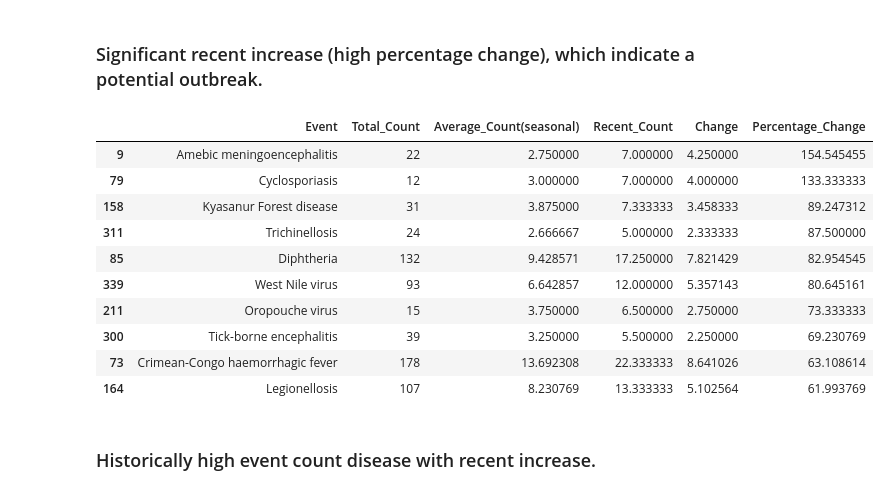
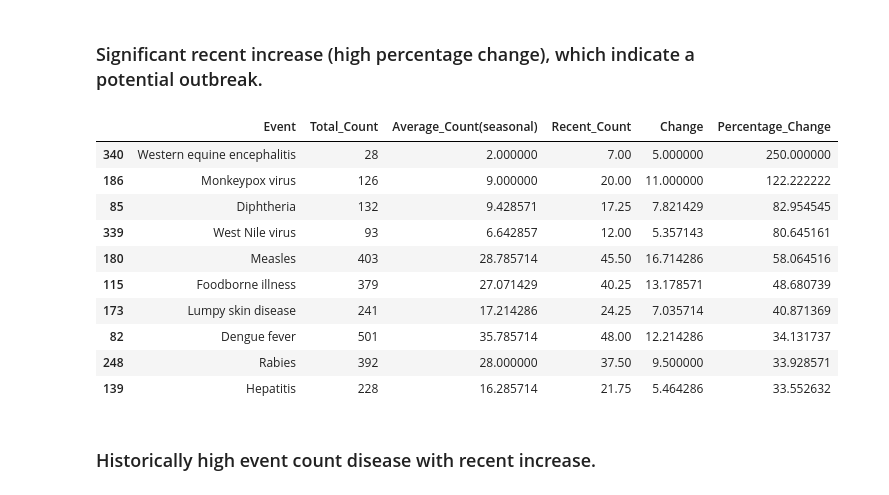
Before and after one commit to yywwwyy/608TermPaper, a Jupyter notebook: Promed Analysis.ipynb, the cells around one changed output. Drawn from its saved outputs; the diff is of its cells as text; code cells hidden in the pictures.

Commit message:
11/11 version of code and result

```diff
--- a/Promed Analysis.ipynb
+++ b/Promed Analysis.ipynb
@@ -1169,0 +1168,25 @@ Event: Foodborne illness
+# %%
+# Assuming df_season_counts has columns ['Season', 'Event', 'Count']
+
+# Step 1: Calculate average historical counts for each event
+# Calculate Total_Count
+total_counts = df_season_counts.groupby('Event')['Count'].sum().reset_index(name='Total_Count')
+
+# Calculate Average_Count
+average_counts = total_counts.copy()
+average_counts['Average_Count'] = average_counts['Total_Count'] / 14
+
+
+# Step 2: Get recent data, e.g., from the last two seasons, and calculate change
+recent_data = df_season_counts[df_season_counts['Season'].isin(['2023-Summer','2023-Autumn','2024-Winter','2024-Spring'])]
+#recent_data = df_season_counts[df_season_counts['Season'].isin(['2024-Spring'])]
+# recent_counts = recent_data.groupby('Event')['Count'].sum().reset_index(name='Recent_Count')
+recent_counts = recent_data.groupby('Event')['Count'].sum().div(4).reset_index(name='Recent_Count')
+# Calculate percentage increase or absolute increase over historical average
+trending_diseases = average_counts.merge(recent_counts, on='Event')
+trending_diseases['Change'] = trending_diseases['Recent_Count'] - trending_diseases['Average_Count']
+trending_diseases['Percentage_Change'] = (trending_diseases['Change'] / trending_diseases['Average_Count']) * 100
+
+# Step 3: Select top 5 based on recent increase or high counts
+# Sort by both Change and Percentage_Change
+top_diseases = trending_diseases.sort_values(by=['Change', 'Percentage_Change'], ascending=False).head(10)
@@ -1276,21 +1313,22 @@ ShownResultnew
 # %% [markdown]
 ### Significant recent increase (high percentage change), which indicate a potential outbreak.
 # %%
-ShownResult = trending_diseases.sort_values(by=['Percentage_Change'], ascending=False).head(10)
+Percentage_trend = trending_diseases[trending_diseases['Change'] >= 5].sort_values(by=['Recent_Count'], ascending=False).head(20)
+ShownResult = Percentage_trend.sort_values(by=['Percentage_Change'], ascending=False).head(10)
 ShownResultnew = ShownResult.rename(columns={'Average_Count': 'Average_Count(seasonal)'})
 ShownResultnew
 # %% [output]
 |  | Event | Total_Count | Average_Count(seasonal) | Recent_Count | Change | Percentage_Change |
-| 9 | Amebic meningoencephalitis | 22 | 2.750000 | 7.000000 | 4.250000 | 154.545455 |
-| 79 | Cyclosporiasis | 12 | 3.000000 | 7.000000 | 4.000000 | 133.333333 |
-| 158 | Kyasanur Forest disease | 31 | 3.875000 | 7.333333 | 3.458333 | 89.247312 |
-| 311 | Trichinellosis | 24 | 2.666667 | 5.000000 | 2.333333 | 87.500000 |
-| 85 | Diphtheria | 132 | 9.428571 | 17.250000 | 7.821429 | 82.954545 |
-| 339 | West Nile virus | 93 | 6.642857 | 12.000000 | 5.357143 | 80.645161 |
-| 211 | Oropouche virus | 15 | 3.750000 | 6.500000 | 2.750000 | 73.333333 |
-| 300 | Tick-borne encephalitis | 39 | 3.250000 | 5.500000 | 2.250000 | 69.230769 |
-| 73 | Crimean-Congo haemorrhagic fever | 178 | 13.692308 | 22.333333 | 8.641026 | 63.108614 |
-| 164 | Legionellosis | 107 | 8.230769 | 13.333333 | 5.102564 | 61.993769 |
+| 340 | Western equine encephalitis | 28 | 2.000000 | 7.00 | 5.000000 | 250.000000 |
+| 186 | Monkeypox virus | 126 | 9.000000 | 20.00 | 11.000000 | 122.222222 |
+| 85 | Diphtheria | 132 | 9.428571 | 17.25 | 7.821429 | 82.954545 |
+| 339 | West Nile virus | 93 | 6.642857 | 12.00 | 5.357143 | 80.645161 |
+| 180 | Measles | 403 | 28.785714 | 45.50 | 16.714286 | 58.064516 |
+| 115 | Foodborne illness | 379 | 27.071429 | 40.25 | 13.178571 | 48.680739 |
+| 173 | Lumpy skin disease | 241 | 17.214286 | 24.25 | 7.035714 | 40.871369 |
+| 82 | Dengue fever | 501 | 35.785714 | 48.00 | 12.214286 | 34.131737 |
+| 248 | Rabies | 392 | 28.000000 | 37.50 | 9.500000 | 33.928571 |
+| 139 | Hepatitis | 228 | 16.285714 | 21.75 | 5.464286 | 33.552632 |
 # %% [markdown]
 ### Historically high event count disease with recent increase.
 # %%
```
Also changed, not shown: parts of 28 cells of this notebook.
